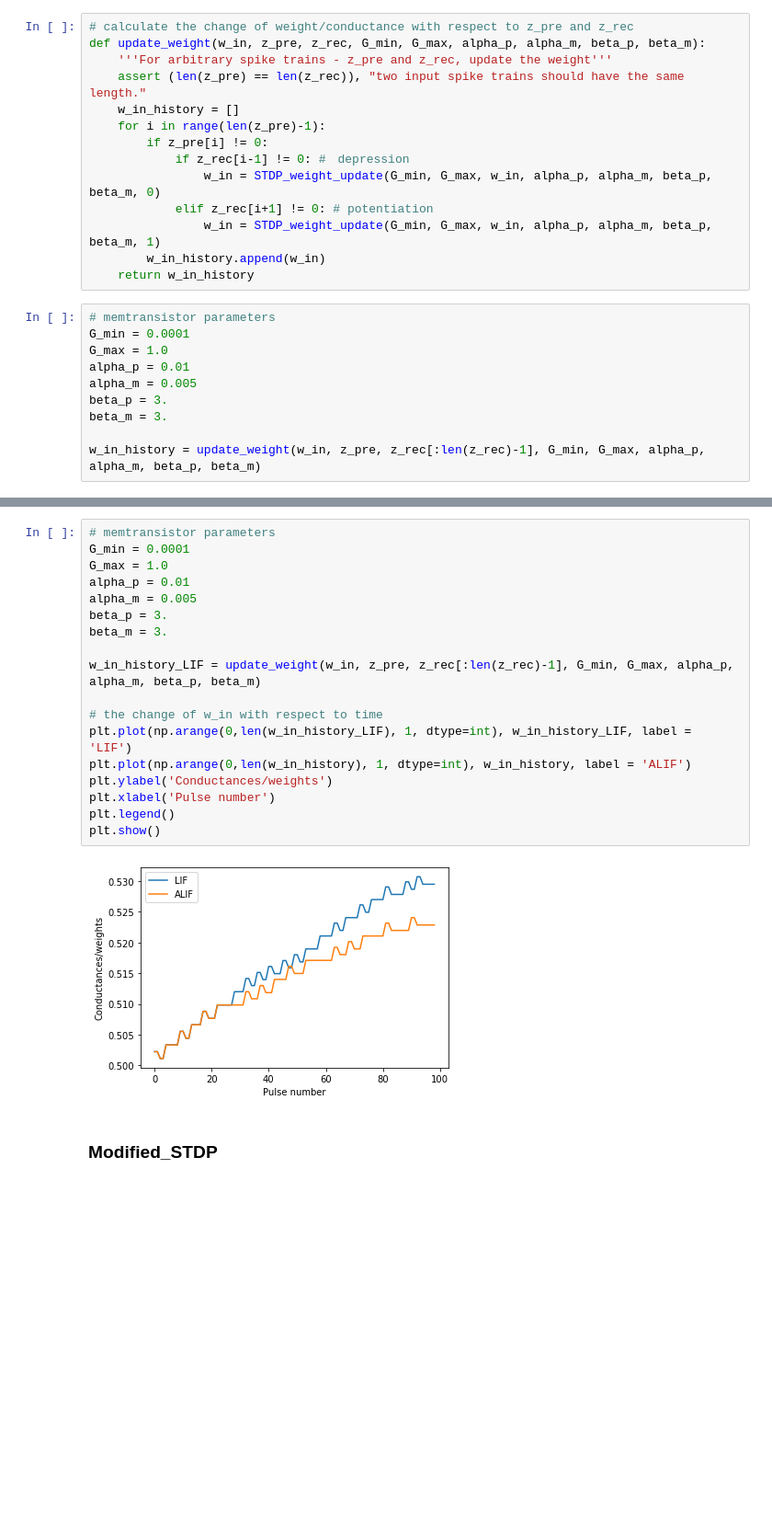
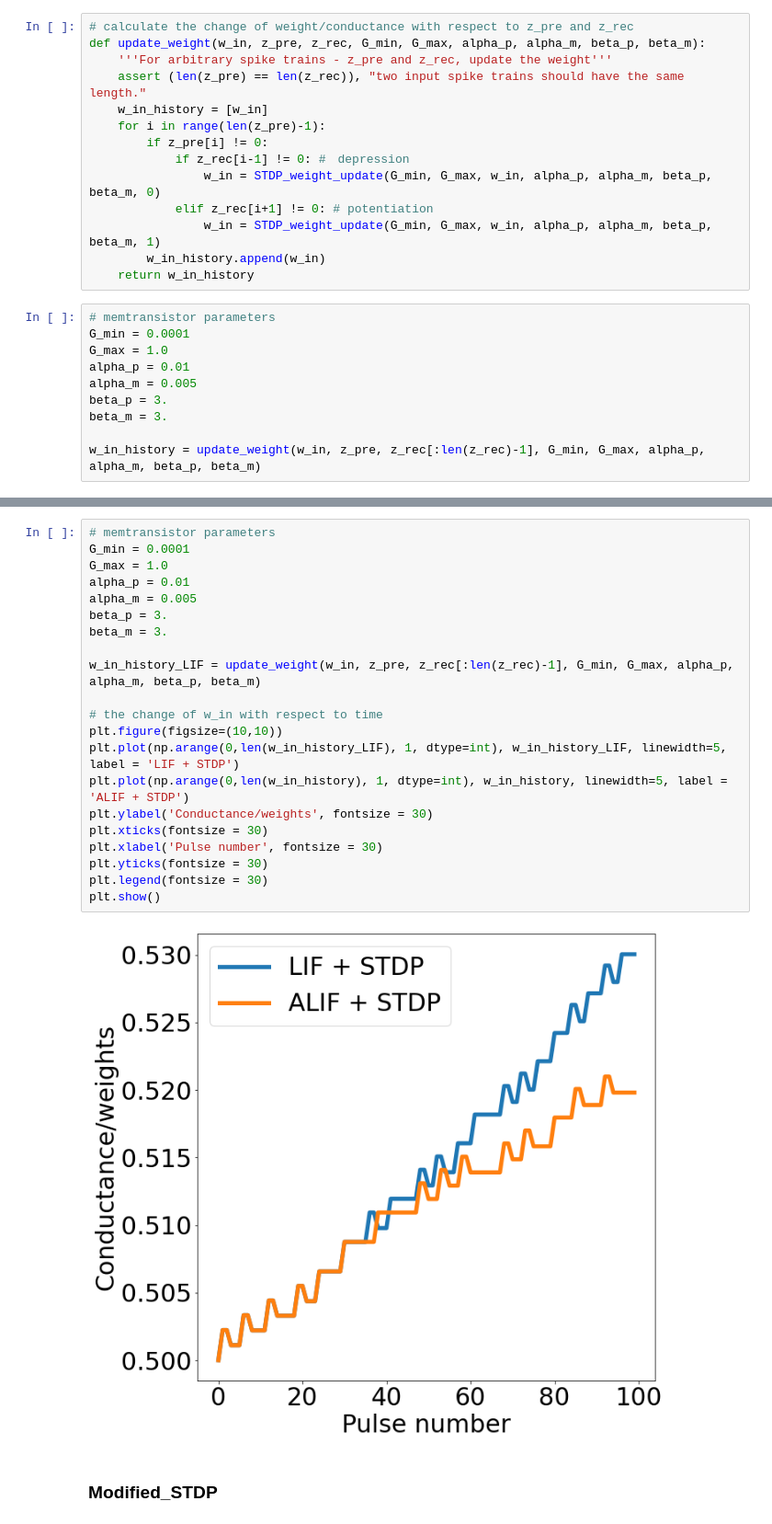
Before and after one commit to ChrizZhuang/Adaptive_SRNN_memtransistor, a Jupyter notebook: ALIF_memtransistors.ipynb, the cells around one changed output, grey strips where cells are left out. Shown: that part at 92% size. Saved outputs shown, nothing was run; the diff lists cells and outputs as text; blank space fills up the shorter version.

```diff
--- a/ALIF_memtransistors.ipynb
+++ b/ALIF_memtransistors.ipynb
@@ -106,7 +106,7 @@ def STDP_weight_update(G_min, G_max, current_weight,
 def update_weight(w_in, z_pre, z_rec, G_min, G_max, alpha_p, alpha_m, beta_p, beta_m):
     '''For arbitrary spike trains - z_pre and z_rec, update the weight'''
     assert (len(z_pre) == len(z_rec)), "two input spike trains should have the same length."
-    w_in_history = []
+    w_in_history = [w_in]
     for i in range(len(z_pre)-1):
         if z_pre[i] != 0:
             if z_rec[i-1] != 0: #　depression
@@ -173,23 +173,26 @@ plt.show()
 # %%
 # memtransistor parameters
 G_min = 0.0001
 G_max = 1.0
 alpha_p = 0.01
 alpha_m = 0.005
 beta_p = 3.
 beta_m = 3.
 
 w_in_history_LIF = update_weight(w_in, z_pre, z_rec[:len(z_rec)-1], G_min, G_max, alpha_p, alpha_m, beta_p, beta_m)
 
 # the change of w_in with respect to time
-plt.plot(np.arange(0,len(w_in_history_LIF), 1, dtype=int), w_in_history_LIF, label = 'LIF')
-plt.plot(np.arange(0,len(w_in_history), 1, dtype=int), w_in_history, label = 'ALIF')
-plt.ylabel('Conductances/weights')
-plt.xlabel('Pulse number')
-plt.legend()
+plt.figure(figsize=(10,10))
+plt.plot(np.arange(0,len(w_in_history_LIF), 1, dtype=int), w_in_history_LIF, linewidth=5, label = 'LIF + STDP')
+plt.plot(np.arange(0,len(w_in_history), 1, dtype=int), w_in_history, linewidth=5, label = 'ALIF + STDP')
+plt.ylabel('Conductance/weights', fontsize = 30)
+plt.xticks(fontsize = 30)
+plt.xlabel('Pulse number', fontsize = 30)
+plt.yticks(fontsize = 30)
+plt.legend(fontsize = 30)
 plt.show()
 # %% [output]
-[figure, old version]
+[figure, new version]
 # %% [markdown]
 ### Modified_STDP
 # %%
```
Also changed, not shown: parts of 10 cells of this notebook, 1 other file.
